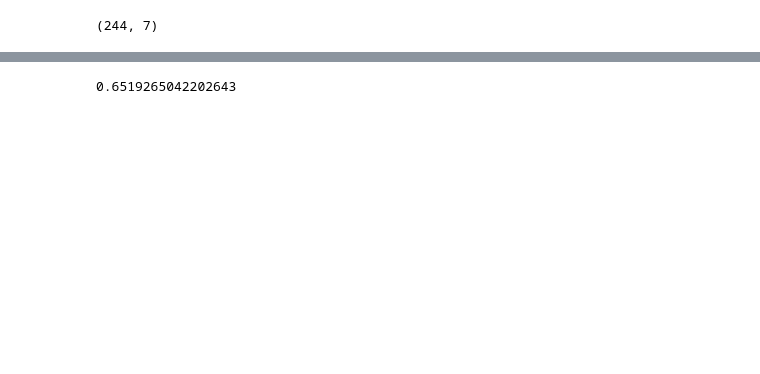
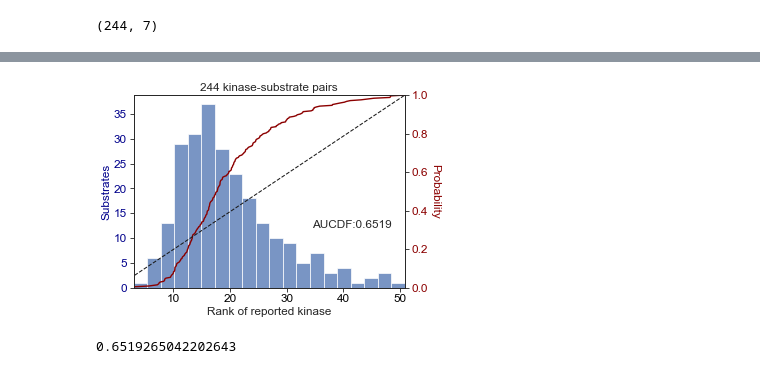
Before and after one commit to sky1ove/kplot, a Jupyter notebook: nbs/index.ipynb, the cells around one changed output, grey strips where cells are left out. Saved outputs shown, nothing was run; the diff lists cells and outputs as text; code cells hidden in the pictures; blank space fills up the shorter version.

```diff
--- a/nbs/index.ipynb
+++ b/nbs/index.ipynb
@@ -276,5 +338,6 @@ plot_rank(df, x='day', y='total_bill', n_hi=1, n_lo=1)
 # %%
 # Compute the normalized area under an empirical CDF over rank values.
-get_AUCDF(df, 'total_bill', plot=False)
+get_AUCDF(df, 'total_bill', plot=True)
 # %% [output]
+[figure, added]
 0.6519265042202643
```
Also changed, not shown: parts of 19 cells of this notebook, 19 other files.
